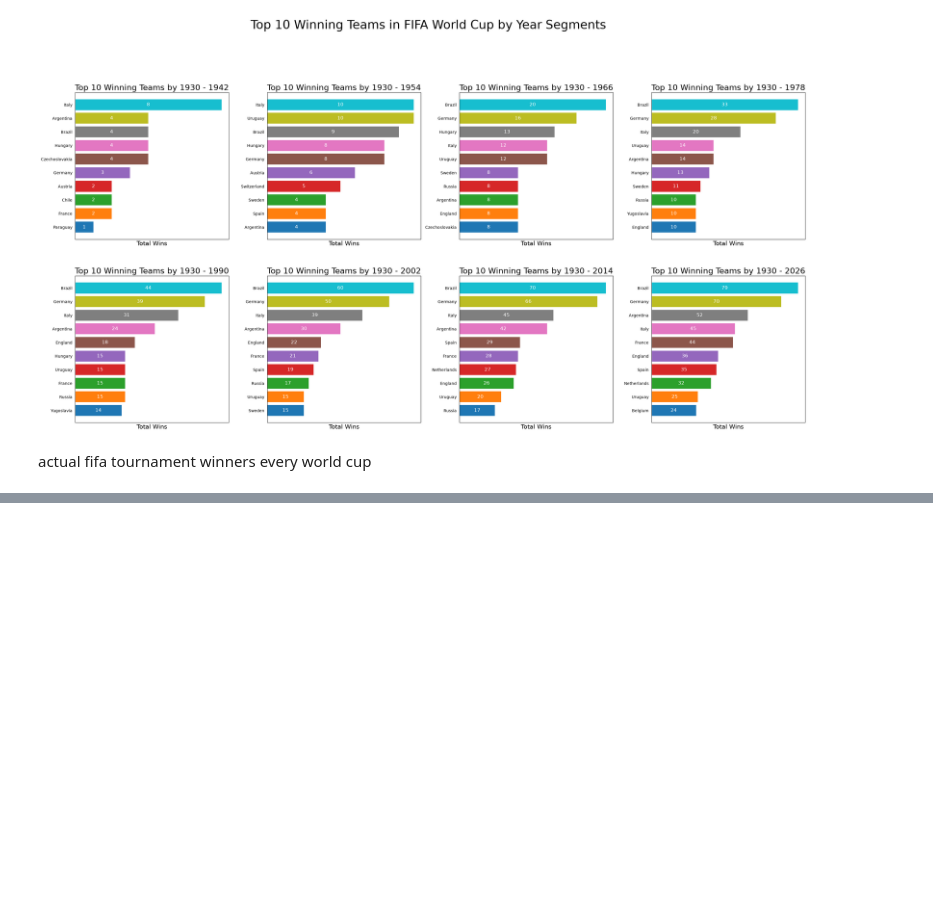
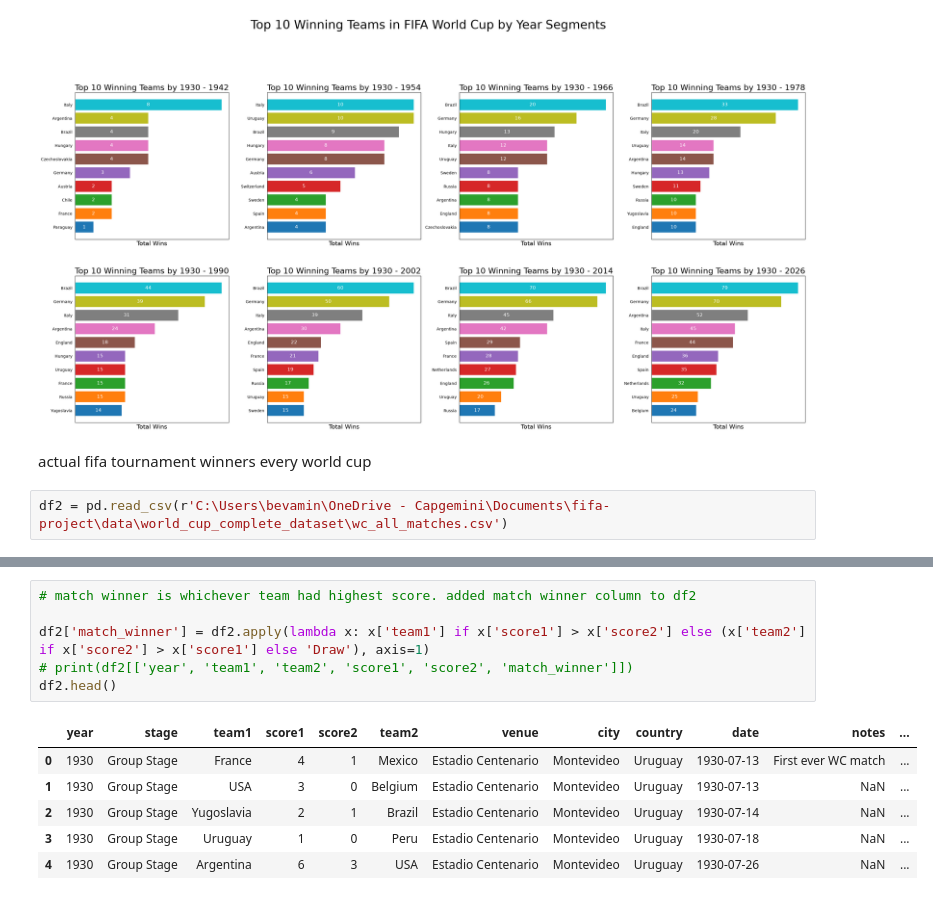
Before and after one commit to bev-amin/fifa-data-science, a Jupyter notebook: notebooks/01-exploration.ipynb, the cells around one changed output, grey strips where cells are left out. Saved outputs shown, nothing was run; the diff lists cells and outputs as text; blank space fills up the shorter version.

```diff
--- a/notebooks/01-exploration.ipynb
+++ b/notebooks/01-exploration.ipynb
@@ -197,3 +197,5 @@ for n, date in enumerate(timepoints):
 [figure]
 # %% [markdown]
 actual fifa tournament winners every world cup
+# %%
+df2 = pd.read_csv(r'C:\Users\bevamin\OneDrive - Capgemini\Documents\fifa-project\data\world_cup_complete_dataset\wc_all_matches.csv')
@@ -199,0 +241,13 @@ actual fifa tournament winners every world cup
+# %%
+# match winner is whichever team had highest score. added match winner column to df2
+
+df2['match_winner'] = df2.apply(lambda x: x['team1'] if x['score1'] > x['score2'] else (x['team2'] if x['score2'] > x['score1'] else 'Draw'), axis=1)
+# print(df2[['year', 'team1', 'team2', 'score1', 'score2', 'match_winner']])
+df2.head()
+# %% [output]
+|  | year | stage | team1 | score1 | score2 | team2 | venue | city | country | date | notes | ... |
+| 0 | 1930 | Group Stage | France | 4 | 1 | Mexico | Estadio Centenario | Montevideo | Uruguay | 1930-07-13 | First ever WC match | ... |
+| 1 | 1930 | Group Stage | USA | 3 | 0 | Belgium | Estadio Centenario | Montevideo | Uruguay | 1930-07-13 | NaN | ... |
+| 2 | 1930 | Group Stage | Yugoslavia | 2 | 1 | Brazil | Estadio Centenario | Montevideo | Uruguay | 1930-07-14 | NaN | ... |
+| 3 | 1930 | Group Stage | Uruguay | 1 | 0 | Peru | Estadio Centenario | Montevideo | Uruguay | 1930-07-18 | NaN | ... |
+| 4 | 1930 | Group Stage | Argentina | 6 | 3 | USA | Estadio Centenario | Montevideo | Uruguay | 1930-07-26 | NaN | ... |
```
Also changed, not shown: parts of 8 cells of this notebook.
